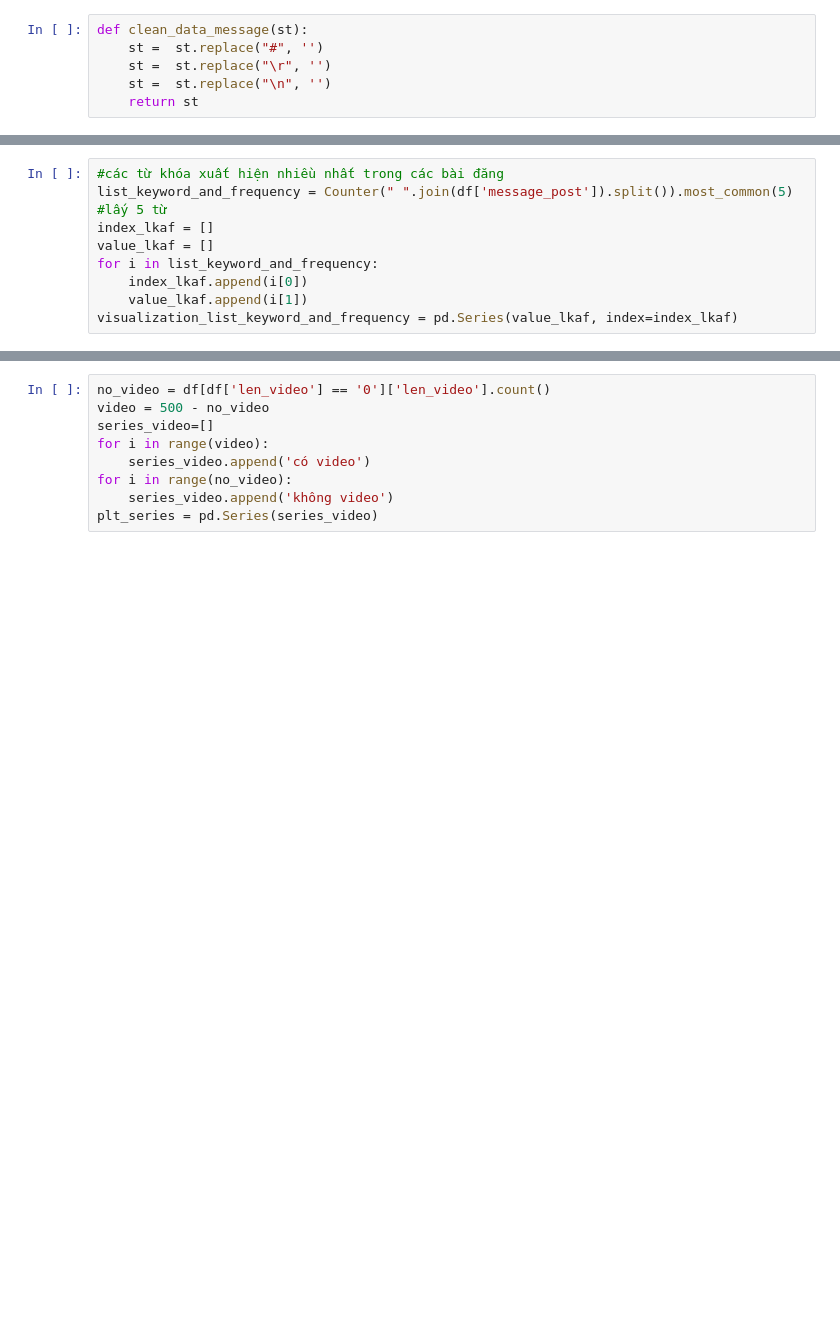
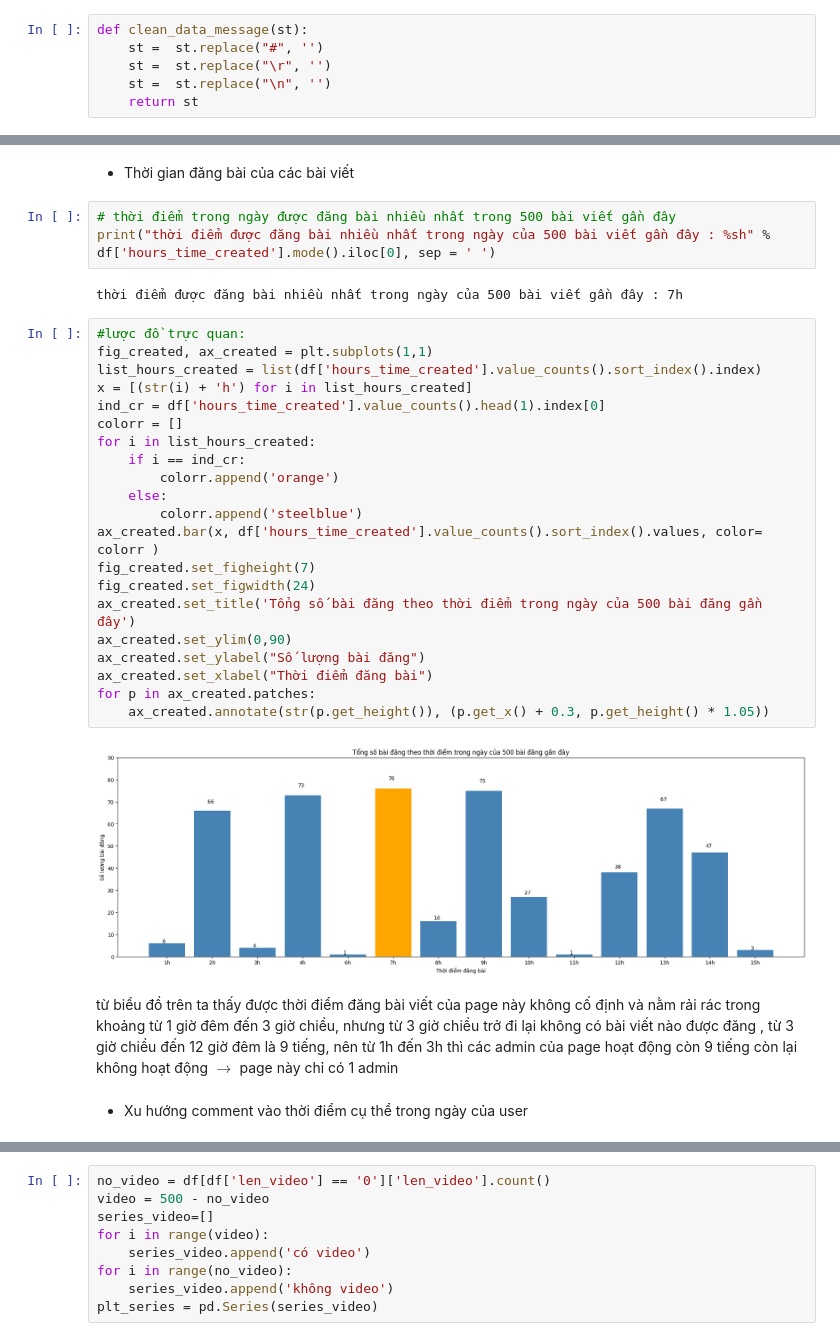
Before and after one commit to VuThanhDat14122004/big, a Jupyter notebook: analyze.ipynb, the cells around one changed output, grey strips where cells are left out. Drawn from its saved outputs; the diff is of its cells as text; blank space fills up the shorter version.

```diff
--- a/analyze.ipynb
+++ b/analyze.ipynb
@@ -186,9 +60,0 @@ fig.set_figwidth(15)
-# %%
-#các từ khóa xuất hiện nhiều nhất trong các bài đăng
-list_keyword_and_frequency = Counter(" ".join(df['message_post']).split()).most_common(5) #lấy 5 từ
-index_lkaf = []
-value_lkaf = []
-for i in list_keyword_and_frequency:
-    index_lkaf.append(i[0])
-    value_lkaf.append(i[1])
-visualization_list_keyword_and_frequency = pd.Series(value_lkaf, index=index_lkaf)
@@ -292,0 +118,35 @@ Text(0.5, 0, 'Các bài viết')
+# %% [markdown]
+- Thời gian đăng bài của các bài viết
+# %%
+# thời điểm trong ngày được đăng bài nhiều nhất trong 500 bài viết gần đây
+print("thời điểm được đăng bài nhiều nhất trong ngày của 500 bài viết gần đây : %sh" % df['hours_time_created'].mode().iloc[0], sep = ' ')
+# %% [output]
+thời điểm được đăng bài nhiều nhất trong ngày của 500 bài viết gần đây : 7h
+# %%
+#lược đồ trực quan:
+fig_created, ax_created = plt.subplots(1,1)
+list_hours_created = list(df['hours_time_created'].value_counts().sort_index().index)
+x = [(str(i) + 'h') for i in list_hours_created]
+ind_cr = df['hours_time_created'].value_counts().head(1).index[0]
+colorr = []
+for i in list_hours_created:
+    if i == ind_cr:
+        colorr.append('orange')
+    else:
+        colorr.append('steelblue')
+ax_created.bar(x, df['hours_time_created'].value_counts().sort_index().values, color= colorr )
+fig_created.set_figheight(7)
+fig_created.set_figwidth(24)
+ax_created.set_title('Tổng số bài đăng theo thời điểm trong ngày của 500 bài đăng gần đây')
+ax_created.set_ylim(0,90)
+ax_created.set_ylabel("Số lượng bài đăng")
+ax_created.set_xlabel("Thời điểm đăng bài")
+for p in ax_created.patches:
+    ax_created.annotate(str(p.get_height()), (p.get_x() + 0.3, p.get_height() * 1.05))
+# %% [output]
+[figure, added]
+# %% [markdown]
+từ biểu đồ trên ta thấy được thời điểm đăng bài viết của page này không cố định và nằm rải rác trong khoảng từ 1 giờ đêm đến 3 giờ chiều, nhưng từ 3 giờ chiều trở đi lại không có bài viết nào được đăng , từ 3 giờ chiều đến 12 giờ đêm là 9 tiếng, nên từ 1h đến 3h thì các admin của page hoạt động còn 9 tiếng còn lại không hoạt động
+$\rightarrow$ page này chỉ có 1 admin
+# %% [markdown]
+- Xu hướng comment vào thời điểm cụ thể trong ngày của user
```
Also changed, not shown: parts of 116 cells of this notebook, 24 other files.
